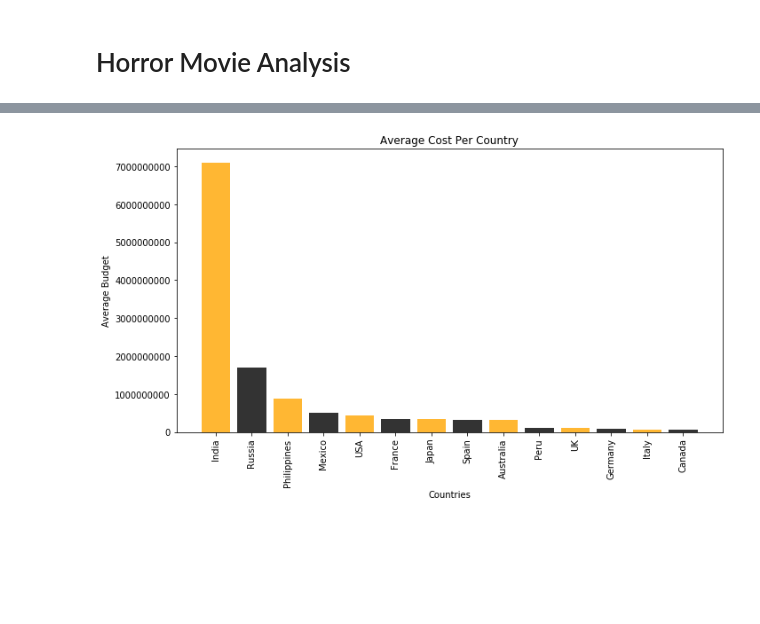
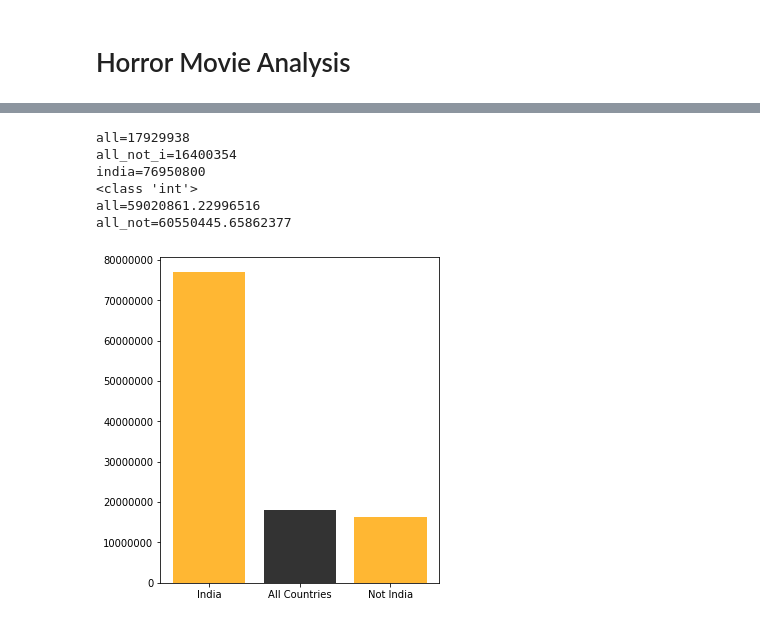
Before and after one commit to BennyC31/project_1_eda_git_collaboration, a Jupyter notebook: Project_1_EDA_and_Git-BC.ipynb, the cells around one changed output, grey strips where cells are left out. Saved outputs shown, nothing was run; the diff lists cells and outputs as text; code cells hidden in the pictures; blank space fills up the shorter version.

```diff
--- a/Project_1_EDA_and_Git-BC.ipynb
+++ b/Project_1_EDA_and_Git-BC.ipynb
@@ -140,23 +175,29 @@ plt.show()
-# %%
-bud_df = df
-countries = list(df['Release Country'])
-bud_df['Budget'] = bud_df.Budget.str.replace(r'\D+', '')
-test_list = list(bud_df['Budget'])
-budg_amts = [int(i) for i in test_list]
-budg_amts.sort(reverse=True)
-x_axis = np.arange(len(budg_amts))
-plt.ticklabel_format(style='plain')
-colors=['orange','black']
-plt.bar(x_axis, budg_amts, color=colors, alpha=0.8, align="center")
-tick_locations = [value for value in x_axis]
-plt.xticks(tick_locations, countries,rotation="vertical")
-plt.title("Average Cost Per Country")
-plt.xlabel("Countries")
-plt.ylabel("Average Budget")
-plt.tight_layout()
-plt.rcParams["figure.figsize"] = (5,6)
-plt.savefig("output/AverageCost_perCountry.png")
-plt.show()
-# %% [output]
-[figure, removed]
+# %%
+# 9 Compare India to the rest
+all_countries = merge_csv_count_df['Budget'].mean()
+all_not_india = not_india_df['Budget'].mean()
+print(f'all={int(all_countries)}')
+print(f'all_not_i={int(all_not_india)}')
+india_budg = int(filter_country.loc[filter_country['Release Country'] == 'India']['Budget'])
+print(f'india={india_budg}')
+print(type(india_budg))
+print(f'all={(india_budg) - (all_countries)}')
+print(f'all_not={(india_budg) - (all_not_india)}')
+# %% [output]
+all=17929938
+all_not_i=16400354
+india=76950800
+<class 'int'>
+all=59020861.22996516
+all_not=60550445.65862377
+# %%
+# 10 plot India budget compared to the rest of the countries
+plt.ticklabel_format(style='plain')
+colors=['orange','black']
+plt.bar(['India','All Countries','Not India'], [india_budg,int(all_countries),int(all_not_india)], color=colors, alpha=0.8, align="center")
+plt.rcParams["figure.figsize"] = (5,6)
+plt.savefig("output/AverageCost_India_v_other_Countries.png")
+plt.show()
+# %% [output]
+[figure, added]
 # %%
```
Also changed, not shown: parts of 25 cells of this notebook, 8 other files.
